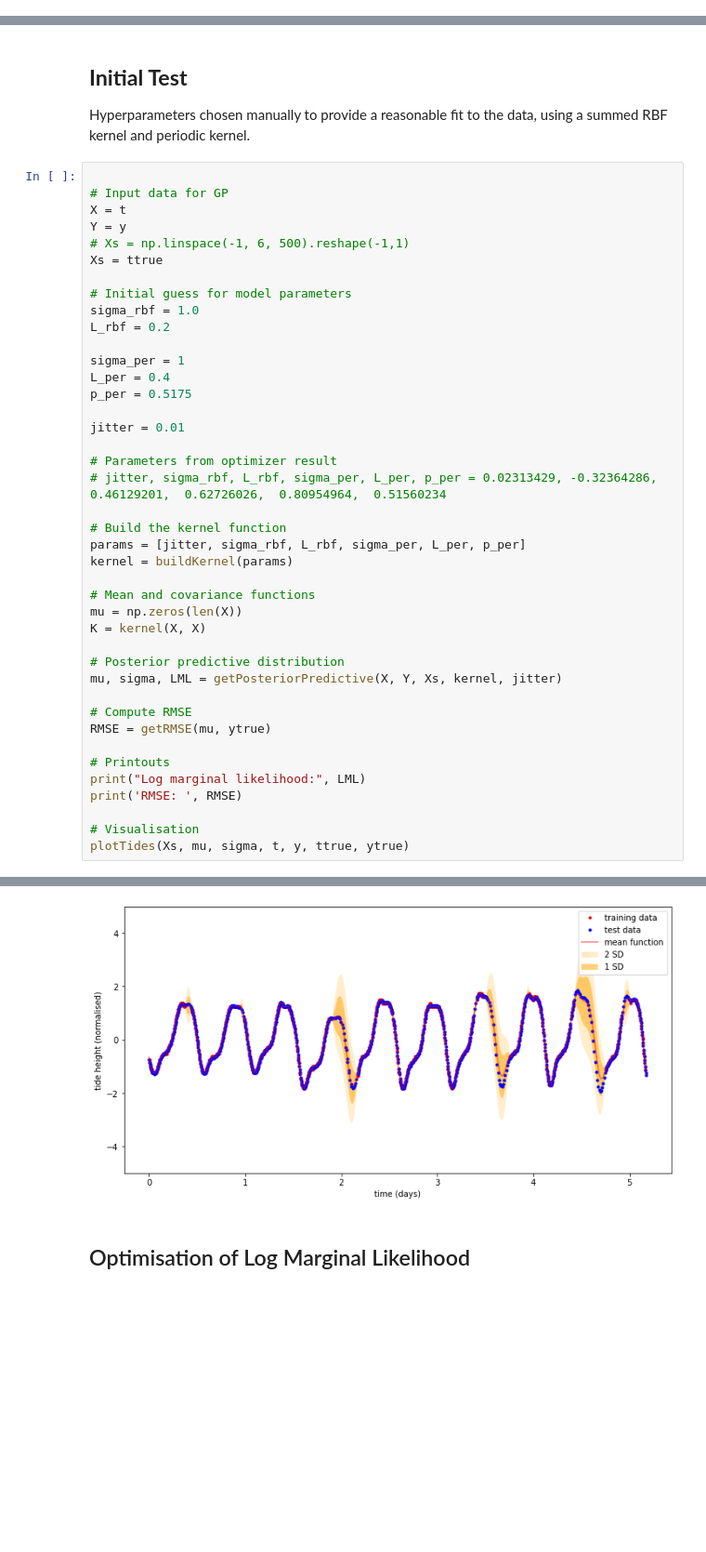
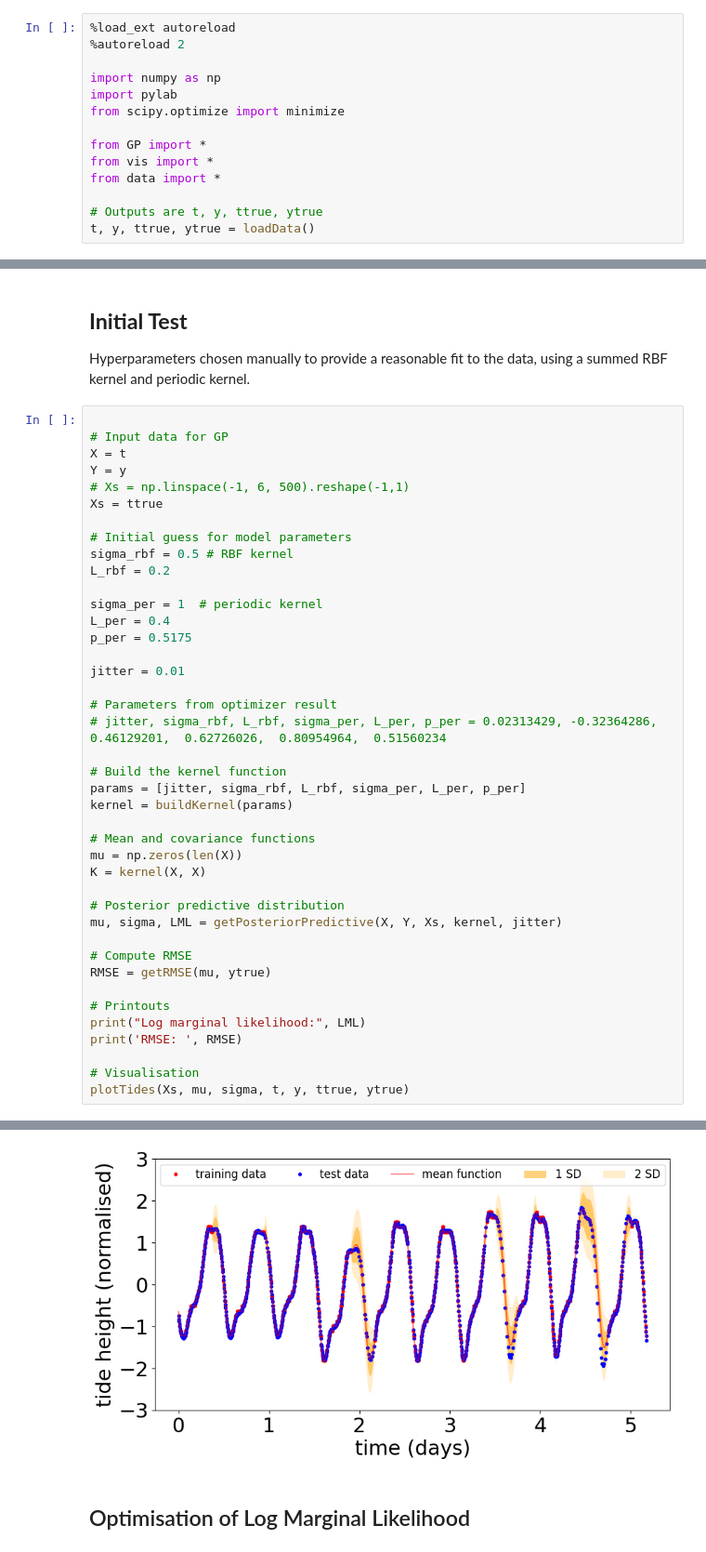
Before and after one commit to alex-stephens/AIMS-DEI, a Jupyter notebook: AIMS_CDT_DEI.ipynb, the cells around one changed output, grey strips where cells are left out. Shown at 93% size. Saved outputs shown, nothing was run; the diff lists cells and outputs as text; blank space fills up the shorter version.

Commit message:
Fixed bugs with displayed sigmas, added module for data input

```diff
--- a/AIMS_CDT_DEI.ipynb
+++ b/AIMS_CDT_DEI.ipynb
@@ -58,0 +3,14 @@ Index(['Update Date and Time (ISO)', 'Update Duration (ms)',
+# %%
+%load_ext autoreload
+%autoreload 2
+
+import numpy as np
+import pylab
+from scipy.optimize import minimize
+
+from GP import *
+from vis import *
+from data import *
+
+# Outputs are t, y, ttrue, ytrue
+t, y, ttrue, ytrue = loadData()
@@ -69,10 +29,10 @@ Y = y
 Xs = ttrue
 
 # Initial guess for model parameters
-sigma_rbf = 1.0
+sigma_rbf = 0.5 # RBF kernel
 L_rbf = 0.2
 
-sigma_per = 1
+sigma_per = 1  # periodic kernel
 L_per = 0.4
 p_per = 0.5175
 
@@ -114,4 +67,4 @@ RMSE:  37.98008878890237
-[figure, old version]
+[figure, new version]
 # %% [markdown]
 ## Optimisation of Log Marginal Likelihood
 # %%
```
Also changed, not shown: parts of 5 cells of this notebook, 2 other files.
